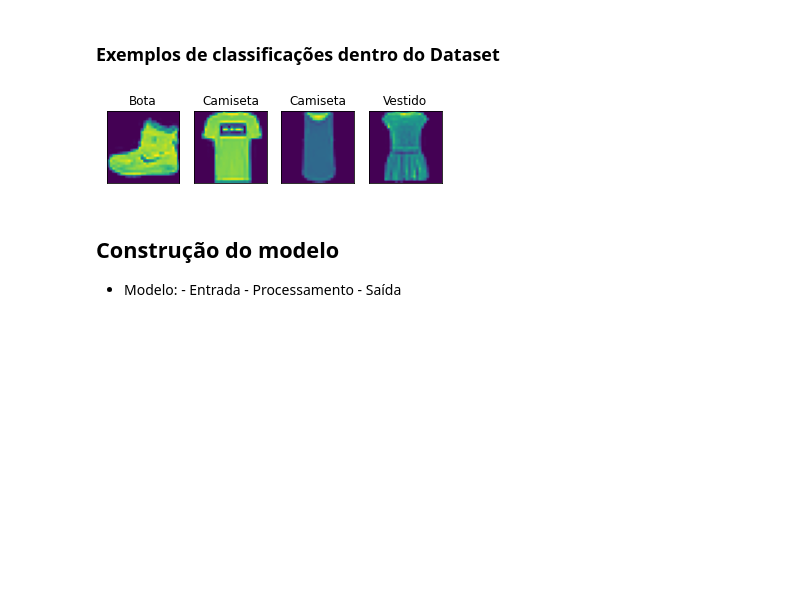
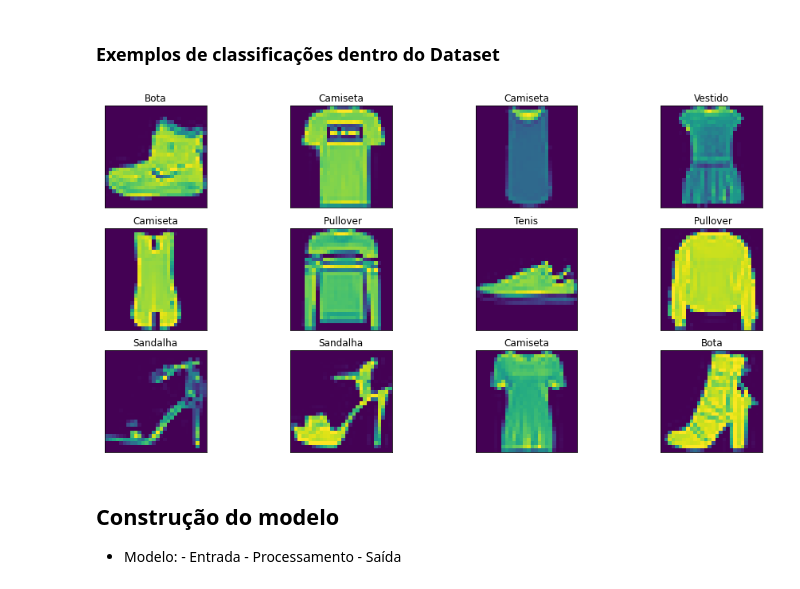
Before and after one commit to DaviSegundo/CK0223_Mineracao_Dados, a Jupyter notebook: Trabalho 3/Davi Segundo Pinheiro - 417153.ipynb, the cells around one changed output. Drawn from its saved outputs; the diff is of its cells as text; code cells hidden in the pictures; blank space fills up the shorter version.

```diff
--- a/Trabalho 3/Davi Segundo Pinheiro - 417153.ipynb
+++ b/Trabalho 3/Davi Segundo Pinheiro - 417153.ipynb
@@ -65,18 +77,19 @@ nomes_classificacoes = ["Camiseta", "Calça", " Pullover",
                         "Vestido", "Casaco", "Sandalha",
                         "Camisa", "Tenis", "Bolsa", "Bota"]
 # %%
-for imagem in range(4):
+fig = plt.figure(figsize=(16,8))
+for imagem in range(12):
+    axes = fig.add_subplot(3, 4, imagem+1)
     # Função do subplot serve para mostrar diversas imagens dentro de um "for"
     # Passando o número de linhas, o número de colunas e a quantidade de repetição
-    plt.subplot(1, 4, imagem+1)
-    plt.imshow(imagens_treino[imagem])
+    axes.imshow(imagens_treino[imagem])
     # nomes_classificacoes[identificacoes_treino[imagem]] => identificacoes_treino[imagem] retorna um número com a posição no
     # vetor de mapeamento para mostrar bonitinho nos gráficos
-    plt.xticks([])
-    plt.yticks([])
-    plt.title(nomes_classificacoes[identificacoes_treino[imagem]])
+    axes.set_title(nomes_classificacoes[identificacoes_treino[imagem]])
+    axes.set_xticks([])
+    axes.set_yticks([])
 # %% [output]
-[figure, old version]
+[figure, new version]
 # %% [markdown]
 ## Construção do modelo
    - Modelo:
```
Also changed, not shown: parts of 13 cells of this notebook.
